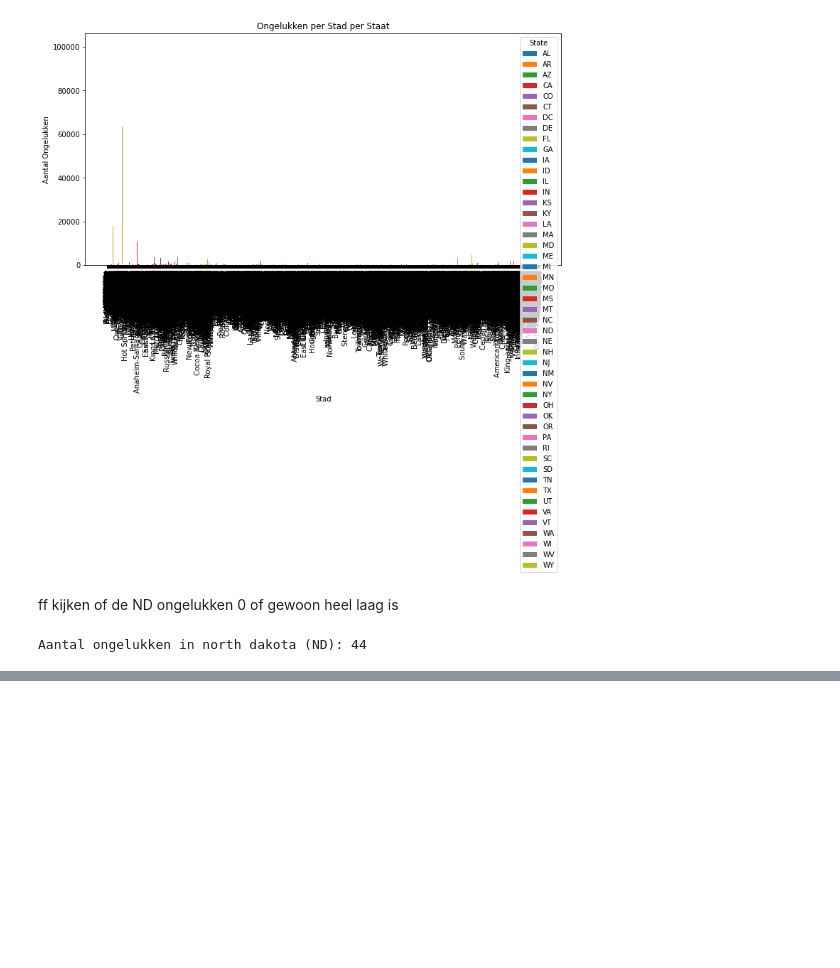
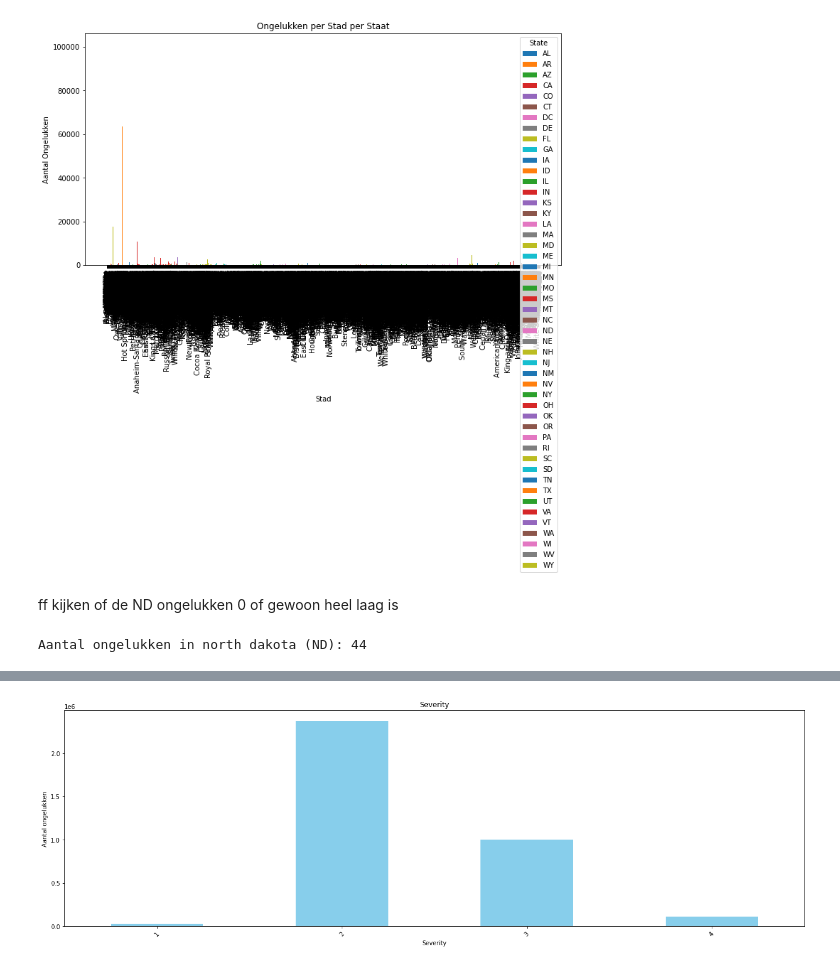
Before and after one commit to IsabelvanDam19/WT_Specialisatie, a Jupyter notebook: Beetje dingen enzo.ipynb, the cells around one changed output, grey strips where cells are left out. Saved outputs shown, nothing was run; the diff lists cells and outputs as text; code cells hidden in the pictures; blank space fills up the shorter version.

```diff
--- a/Beetje dingen enzo.ipynb
+++ b/Beetje dingen enzo.ipynb
@@ -113,0 +237,14 @@ Aantal ongelukken in north dakota (ND): 44
+# %%
+state_accident_counts = df['Severity'].value_counts()
+state_accident_counts = state_accident_counts.sort_index(ascending=True)
+
+plt.figure(figsize=(18, 6))
+state_accident_counts.plot(kind='bar', color='skyblue')
+plt.title('Severity')
+plt.xlabel('Severity')
+plt.ylabel('Aantal ongelukken')
+plt.xticks(rotation=45)
+plt.tight_layout()
+plt.show()
+# %% [output]
+[figure, added]
```
Also changed, not shown: parts of 16 cells of this notebook.
